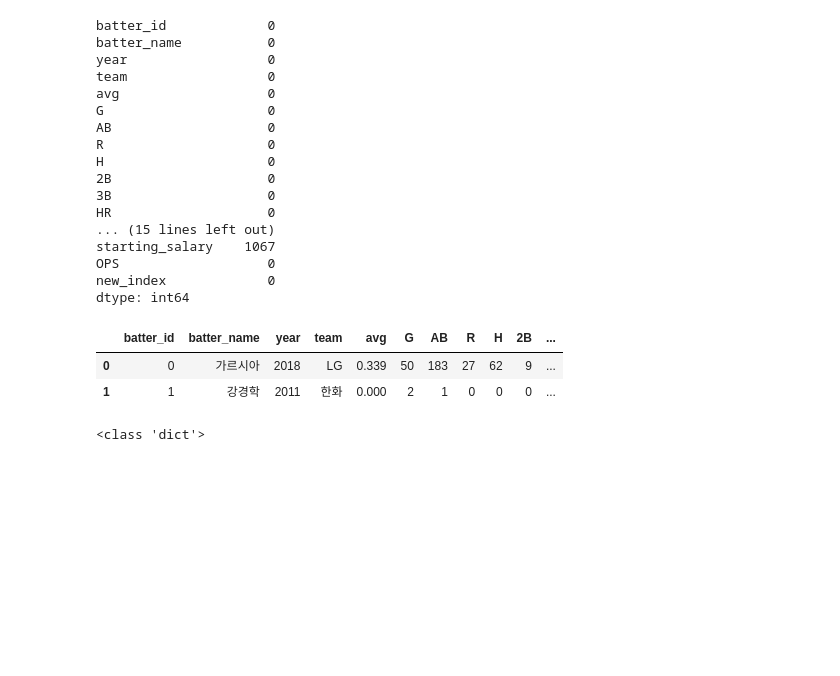
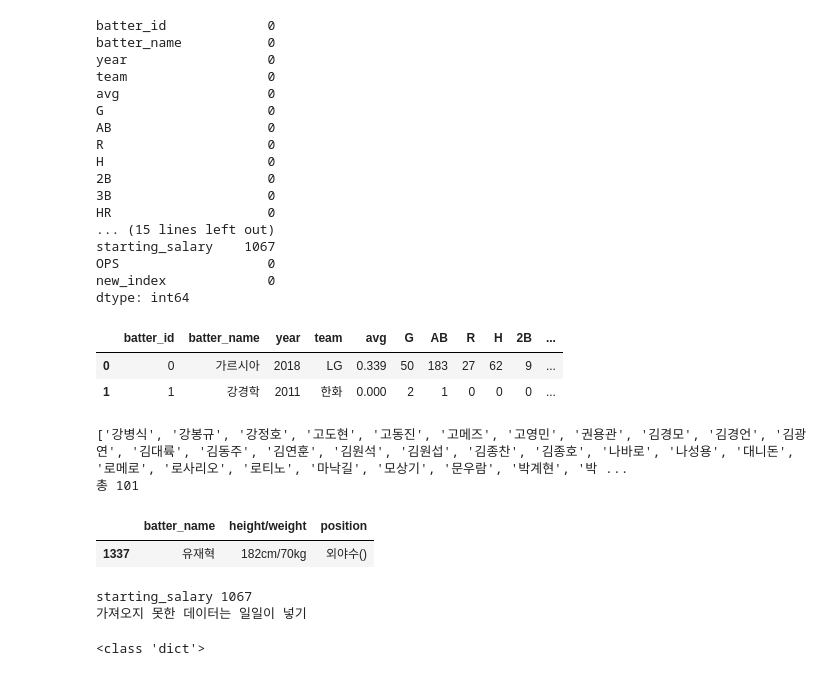
Before and after one commit to dlsdud9098/kbo_ops_predict, a Jupyter notebook: main.ipynb, the cells around one changed output. Cells and saved outputs as stored; diff of their text form; code cells hidden in the pictures; blank space fills up the shorter version.

```diff
--- a/main.ipynb
+++ b/main.ipynb
@@ -556,7 +558,13 @@ def AVG_calc(row):
 regular_season['avg'] = regular_season.apply(AVG_calc, axis=1)
 
 # 결측값 확인
-regular_season.isna().sum()
+print(regular_season.isna().sum())
+
+# 데이터 저장
+regular_season.to_csv('./datas/Regular_Season_Batter.csv', encoding='utf-8-sig', index=False)
+
+# 다시 불러오기
+regular_season = pd.read_csv('./datas/Regular_Season_Batter.csv')
 # %% [output]
 0.33879781420765026
 0.339
@@ -931,10 +922,27 @@ dtype: int64
 # %%
 '''
 키/몸무게/포지션을 채워주려고 한다.
 선수 키/몸무게/포지션은 KBO 홈페이지에서, 그리고 우투우타, 좌투우타와 같은 경우는 위키백과에서 검색하여 가져왔다.
 '''
 
 './batter_height_weight_position_insert.ipynb';
+
+
+from batter_height_weight_position_insert import crawl_hand
+
+df_path = './datas/Regular_Season_Batter.csv'
+
+# regular_season = pd.read_csv(df_path)
+crawl_hand(regular_season, df_path)
+
+regular_season = pd.read_csv(df_path)
+# %% [output]
+['강병식', '강봉규', '강정호', '고도현', '고동진', '고메즈', '고영민', '권용관', '김경모', '김경언', '김광연', '김대륙', '김동주', '김연훈', '김원석', '김원섭', '김종찬', '김종호', '나바로', '나성용', '대니돈', '로메로', '로사리오', '로티노', '마낙길', '모상기', '문우람', '박계현', '박 ...
+총 101
+|  | batter_name | height/weight | position |
+| 1337 | 유재혁 | 182cm/70kg | 외야수() |
+starting_salary 1067
+가져오지 못한 데이터는 일일이 넣기
 # %%
 def insert_batter_info(row, batter_height_weight_position):
     name = row['batter_name']
```
Also changed, not shown: parts of 14 cells of this notebook, 1 other file.
